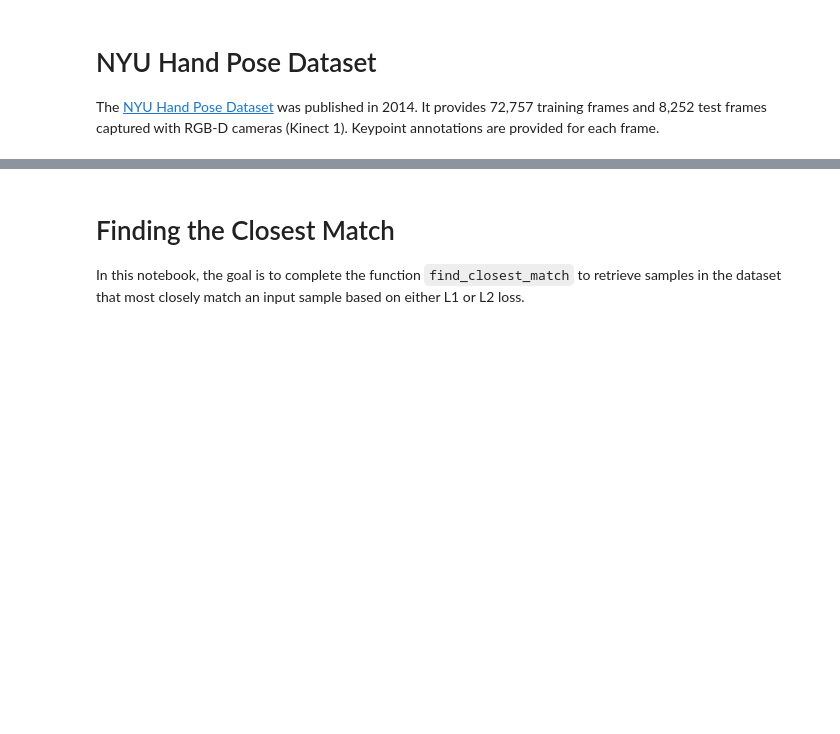
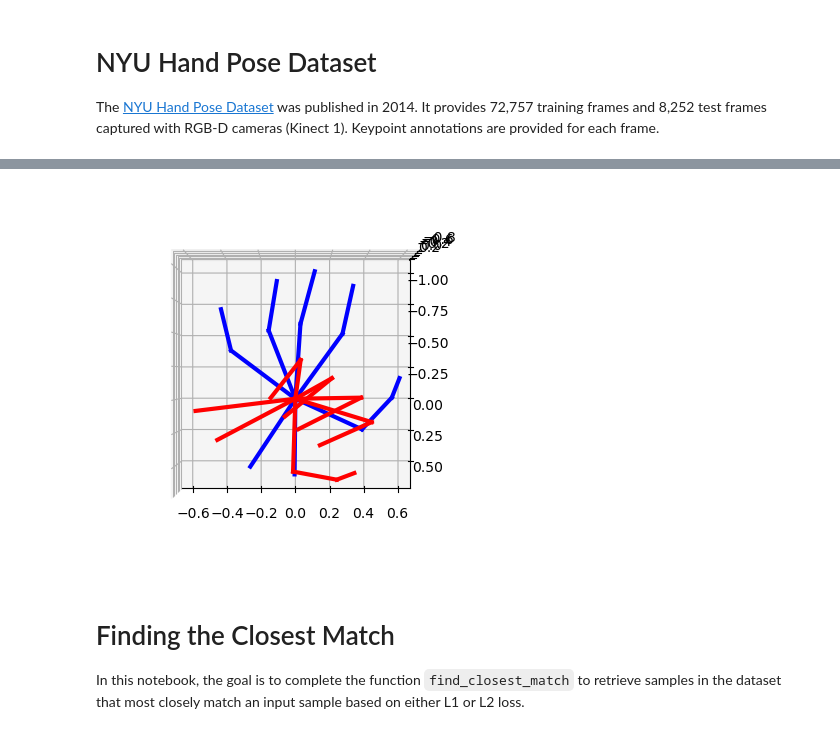
Before and after one commit to ajdillhoff/Linear-Algebra-Examples, a Jupyter notebook: machine_learning/Hand Pose Search.ipynb, the cells around one changed output, grey strips where cells are left out. Saved outputs shown, nothing was run; the diff lists cells and outputs as text; code cells hidden in the pictures; blank space fills up the shorter version.

```diff
--- a/machine_learning/Hand Pose Search.ipynb
+++ b/machine_learning/Hand Pose Search.ipynb
@@ -61,3 +72,25 @@ plot_hands3d(ax, sample, 'b')
+# %%
+def normalize_hand(points):
+    """Normalize the hand and center it on the palm"""
+
+    center = points[-1]  # The palm keypoint
+    scale_factor = 1.0 / (points.max(0)[0] - points.min(0)[0])
+    norm_points = points.copy()
+    norm_points -= center
+    norm_points *= scale_factor
+
+    return norm_points
+# %%
+x1_norm = normalize_hand(x1)
+x2_norm = normalize_hand(x2)
+
+fig1 = plt.figure()
+ax1 = fig1.add_subplot(111, projection='3d')
+ax1.view_init(-90, -90)
+plot_hands3d(ax1, x1_norm, 'b')
+plot_hands3d(ax1, x2_norm, 'r')
+# %% [output]
+[figure, added]
 # %% [markdown]
 # Finding the Closest Match
 
```
Also changed, not shown: parts of 7 cells of this notebook.
